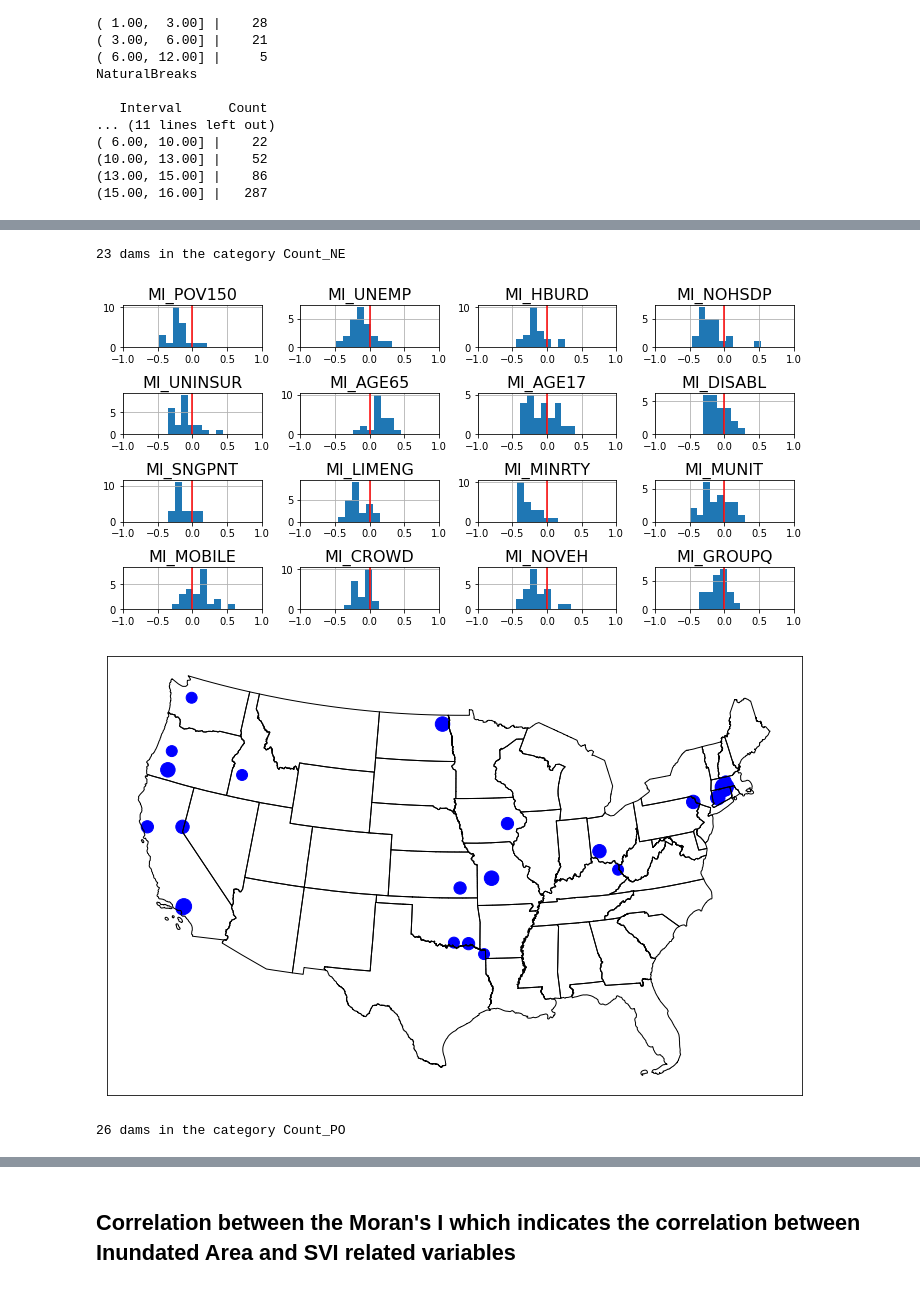
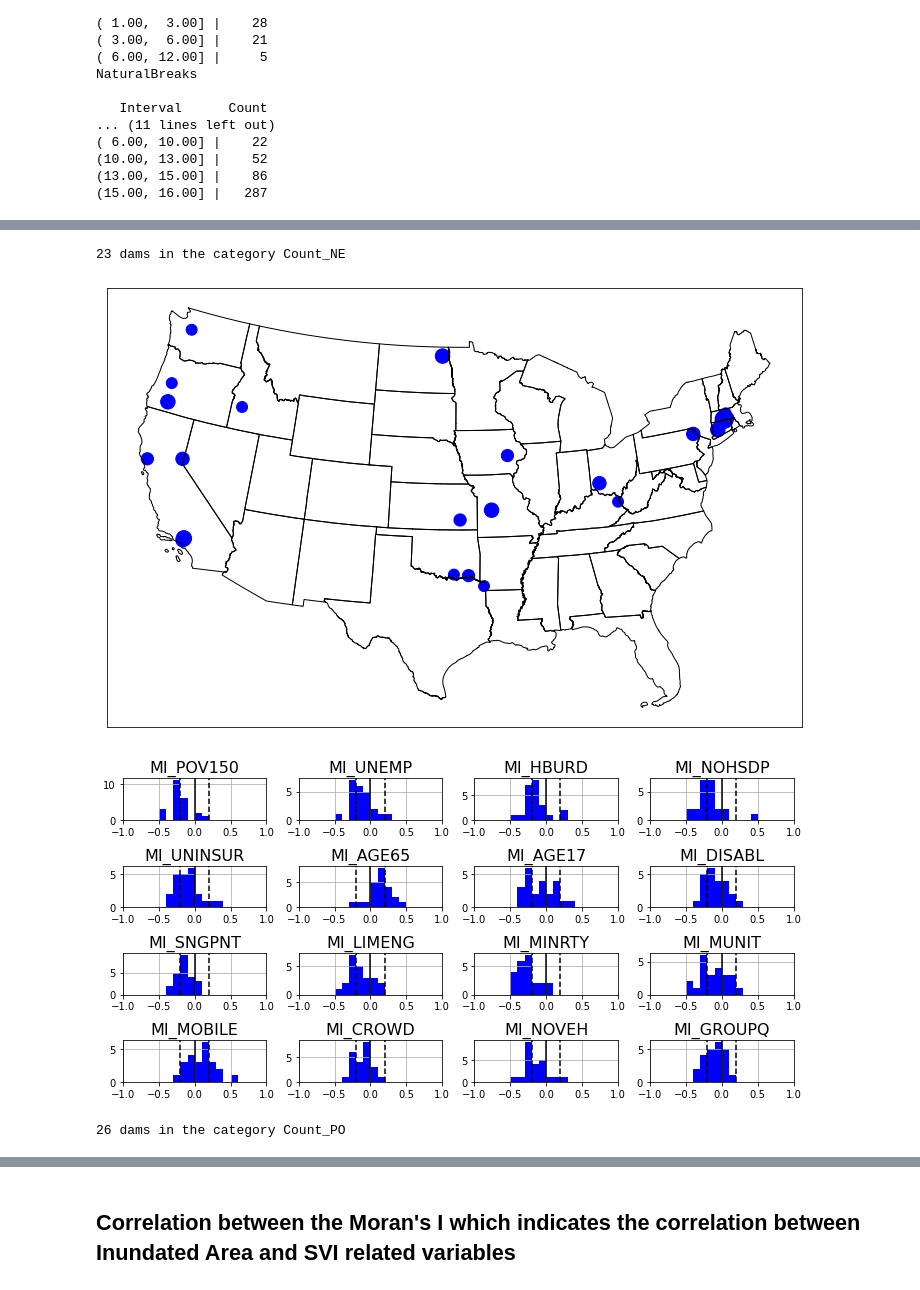
Before and after one commit to I-GUIDE/population_vulnerable_to_dam_failure, a Jupyter notebook: Global_Analysis.ipynb, the cells around one changed output, grey strips where cells are left out. Drawn from its saved outputs; the diff is of its cells as text; code cells hidden in the pictures.

```diff
--- a/Global_Analysis.ipynb
+++ b/Global_Analysis.ipynb
@@ -328,3 +344,23 @@ NaturalBreaks
 (10.00, 13.00] |    52
 (13.00, 15.00] |    86
 (15.00, 16.00] |   287
+# %%
+fig, ax = plt.subplots(figsize=(15,15))
+
+state.boundary.plot(ax=ax, color='black', linewidth=1)
+
+mi.plot(markersize=5, color='grey', ax=ax)
+
+mi_po = mi.loc[mi['Count_PO'] >= 4]
+mi_po.plot(markersize=mi_po['Count_PO'] * 30, color='red', ax=ax)
+
+mi_ne = mi.loc[mi['Count_NE'] >= 4]
+mi_ne.plot(markersize=mi_ne['Count_NE'] * 30, color='blue', ax=ax)
+
+mi_mix = mi.loc[(mi['Count_NE'] >= 4) & (mi['Count_PO'] >= 4)]
+mi_mix.plot(markersize=150, color='yellow', ax=ax)
+
+ax.get_xaxis().set_visible(False)
+ax.get_yaxis().set_visible(False)
+
+plt.show()
@@ -331,47 +369,55 @@ NaturalBreaks
 # %%
 def plot_dams_per_characteristic(mi_gdf, col, plot_cols, state_gdf):
     temp_mi_gdf = mi_gdf.loc[mi_gdf[col] >= 4]
     print(f"{temp_mi_gdf.shape[0]} dams in the category {col}")
 
-    fig, axes = plt.subplots(4, 4, figsize=(10,5))
-    ax = axes.reshape(-1)
-
-    binwidth = 0.1
-    for idx, plot_col in enumerate(plot_cols):
-        temp_mi_gdf[plot_col].hist(ax=ax[idx], bins=np.arange(min(temp_mi_gdf[plot_col]), max(temp_mi_gdf[plot_col]) + binwidth, binwidth))
-        ylim = ax[idx].get_ylim()[1]
-        ax[idx].vlines(0, 0, ylim, color='red')
-        ax[idx].set_title(label=f"{plot_col}", fontsize=16)
-        ax[idx].set_xlim(-1, 1)
-        ax[idx].set_ylim(0, ylim)
-
-    plt.tight_layout()
-    plt.show()
 
     fig, ax = plt.subplots(figsize=(10, 10))
 
     state_gdf.boundary.plot(ax=ax, color='black', linewidth=1)
 
     if col == 'Count_NE':
         plot_color = 'blue'
     elif col == 'Count_PO':
         plot_color = 'red'
     else:
         plot_color = 'grey'
 
     temp_mi_gdf.plot(markersize=temp_mi_gdf[col] * 30, color=plot_color, ax=ax)
     ax.get_xaxis().set_visible(False)
     ax.get_yaxis().set_visible(False)
     plt.tight_layout()
     plt.show()
 
+
+    fig, axes = plt.subplots(4, 4, figsize=(10,5))
+    ax = axes.reshape(-1)
+
+    binwidth = 0.1
+    n = 10
+    for idx, plot_col in enumerate(plot_cols):
+        bins = np.arange(math.floor(min(temp_mi_gdf[plot_col]) * n) / n, math.ceil(max(temp_mi_gdf[plot_col]) * n) / n + binwidth, binwidth)
+
+        temp_mi_gdf[plot_col].hist(ax=ax[idx], bins=bins, color=plot_color)
+        ylim = ax[idx].get_ylim()[1]
+        ax[idx].vlines(0, 0, ylim, color='black')
+        ax[idx].vlines(-0.2, 0, ylim, color='black', linestyle='dashed')
+        ax[idx].vlines(0.2, 0, ylim, color='black', linestyle='dashed')
+        ax[idx].set_title(label=f"{plot_col}", fontsize=16)
+        ax[idx].set_xlim(-1, 1)
+        ax[idx].set_ylim(0, ylim)
+
+    plt.tight_layout()
+    plt.show()
+
+
     return temp_mi_gdf
 
 
 negative_dams = plot_dams_per_characteristic(mi, 'Count_NE', plot_cols_mi, state)
 positive_dams = plot_dams_per_characteristic(mi, 'Count_PO', plot_cols_mi, state)
 # %% [output]
 23 dams in the category Count_NE
-[figure, old version]
+[figure, new version]
-[figure, old version]
+[figure, new version]
 26 dams in the category Count_PO
```
Also changed, not shown: parts of 16 cells of this notebook, 5 other files.
